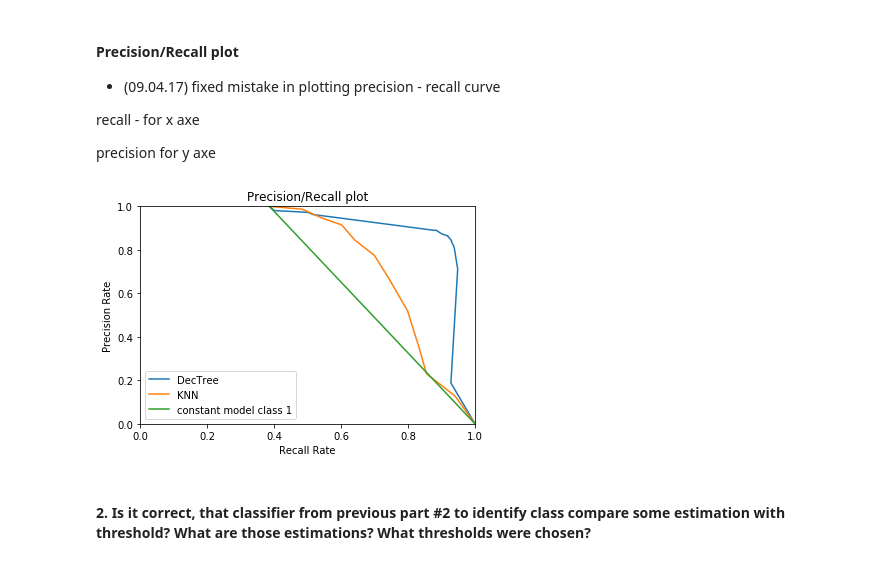
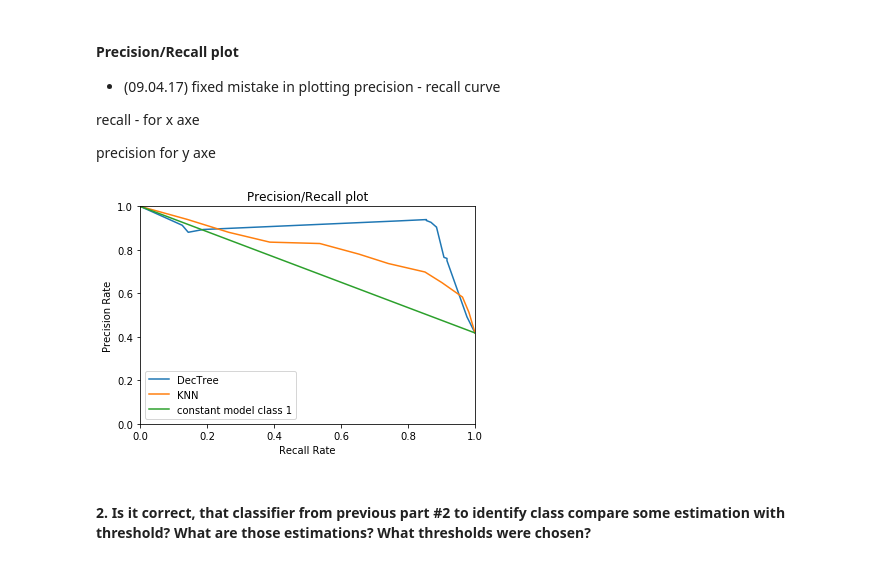
Before and after one commit to EllaBar/EllaBar, a Jupyter notebook: lab2/lab2_spam_bar.ipynb, the cells around one changed output. Saved outputs shown, nothing was run; the diff lists cells and outputs as text; code cells hidden in the pictures.

```diff
--- a/lab2/lab2_spam_bar.ipynb
+++ b/lab2/lab2_spam_bar.ipynb
@@ -548,10 +548,10 @@ import matplotlib.pyplot as plt
 from sklearn.metrics import roc_curve, auc
 from sklearn.metrics import roc_auc_score
 
-#train = data_shuf[0:3000] ##
-#test = data_shuf[3000:]   ##
-#train , y_train = train.drop('spam', 1), list(train['spam']) ##
-#test, y_test = test.drop('spam', 1), list(test['spam'])      ##
+train = data_shuf[0:3000] ##
+test = data_shuf[3000:]   ##
+train , y_train = train.drop('spam', 1), list(train['spam']) ##
+test, y_test = test.drop('spam', 1), list(test['spam'])      ##
 
 # Desicion Tree with rescaling
 model = DecisionTreeClassifier(criterion='gini',max_depth=7)
@@ -602,25 +602,25 @@ precision for y axe
 # %%
 #Precision/Recall plot
 plt.figure()
 
-recr1,precr1,thresholds1 = metrics.precision_recall_curve(exp1, pred1)
-recr2,precr2,thresholds2 = metrics.precision_recall_curve(exp2, pred2)
-recr3,precr3,thresholds3 = metrics.precision_recall_curve(exp3, c1)
+precr1,recr1,thresholds1 = metrics.precision_recall_curve(exp1, pred1[:,1])
+precr2,recr2,thresholds2 = metrics.precision_recall_curve(exp2, pred2[:,1])
+precr3,recr3,thresholds3 = metrics.precision_recall_curve(exp3, c1[:,1])
 
 
 plt.plot( recr1,precr1, label = 'DecTree')
 plt.plot( recr2,precr2, label = 'KNN')
 plt.plot( recr3,precr3, label = 'constant model class 1')
 
 plt.xlim([0, 1])
 plt.ylim([0, 1])
 plt.xlabel('Recall Rate')
 plt.ylabel('Precision Rate')
 plt.title('Precision/Recall plot')
 plt.legend(loc="lower left")
 plt.show()
 # %% [output]
-[figure, old version]
+[figure, new version]
 # %% [markdown]
 #### 2. Is it correct, that classifier from previous part #2 to identify class compare some estimation with threshold? What are those estimations? What thresholds were chosen?
 # %% [markdown]
```
Also changed, not shown: parts of 21 cells of this notebook.
